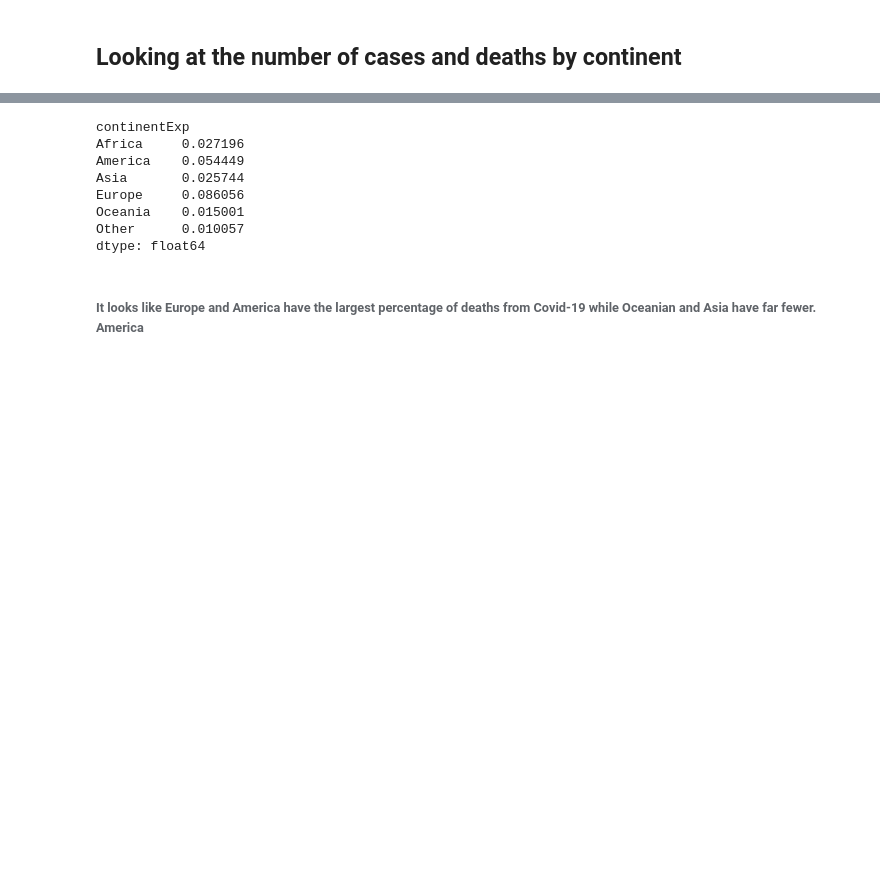
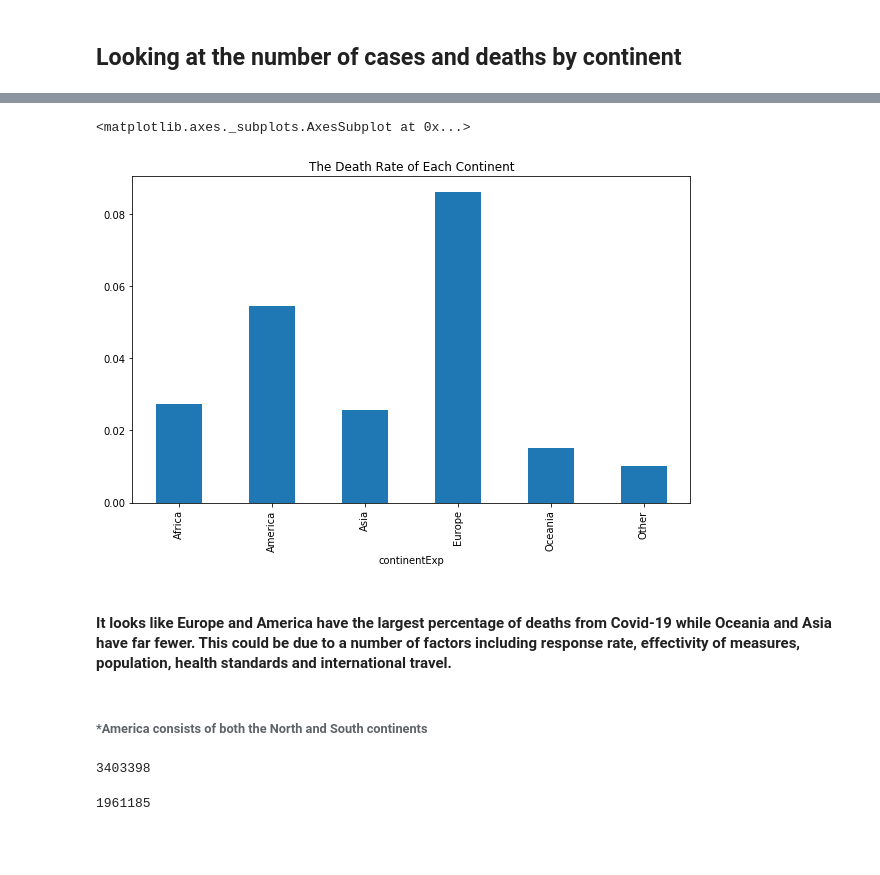
Before and after one commit to Liu-Maria/ISAT252, a Jupyter notebook: ISAT225_Final_Project.ipynb, the cells around one changed output, grey strips where cells are left out. Saved outputs shown, nothing was run; the diff lists cells and outputs as text; code cells hidden in the pictures; blank space fills up the shorter version.

```diff
--- a/ISAT225_Final_Project.ipynb
+++ b/ISAT225_Final_Project.ipynb
@@ -56,15 +39,23 @@ deaths_by_continent.plot.pie()
 # %%
 death_percentage_of_cases_by_continent = deaths_by_continent/cases_by_continent   #Percentage of deaths based on cases
-death_percentage_of_cases_by_continent
+death_percentage_of_cases_by_continent.plot.bar(title = "The Death Rate of Each Continent")
 # %% [output]
-continentExp
-Africa     0.027196
-America    0.054449
-Asia       0.025744
-Europe     0.086056
-Oceania    0.015001
-Other      0.010057
-dtype: float64
+<matplotlib.axes._subplots.AxesSubplot at 0x...>
+[figure, added]
 # %% [markdown]
-###### It looks like Europe and America have the largest percentage of deaths from Covid-19 while Oceanian and Asia have far fewer. America
+#### It looks like Europe and America have the largest percentage of deaths from Covid-19 while Oceania and Asia have far fewer. This could be due to a number of factors including response rate, effectivity of measures, population, health standards and international travel.
+# %% [markdown]
+###### *America consists of both the North and South continents
+# %%
+total_cases_in_america.sum()    #Total cases in Americas
+# %% [output]
+3403398
+# %%
+df.loc[df['countriesAndTerritories'] == 'United_States_of_America'].sum()['cases']    #Total cases in USA
+# %% [output]
+1961185
+# %% [markdown]
+&nbsp;
+&nbsp;
+&nbsp;
 # %% [markdown]
```
Also changed, not shown: parts of 42 cells of this notebook.
